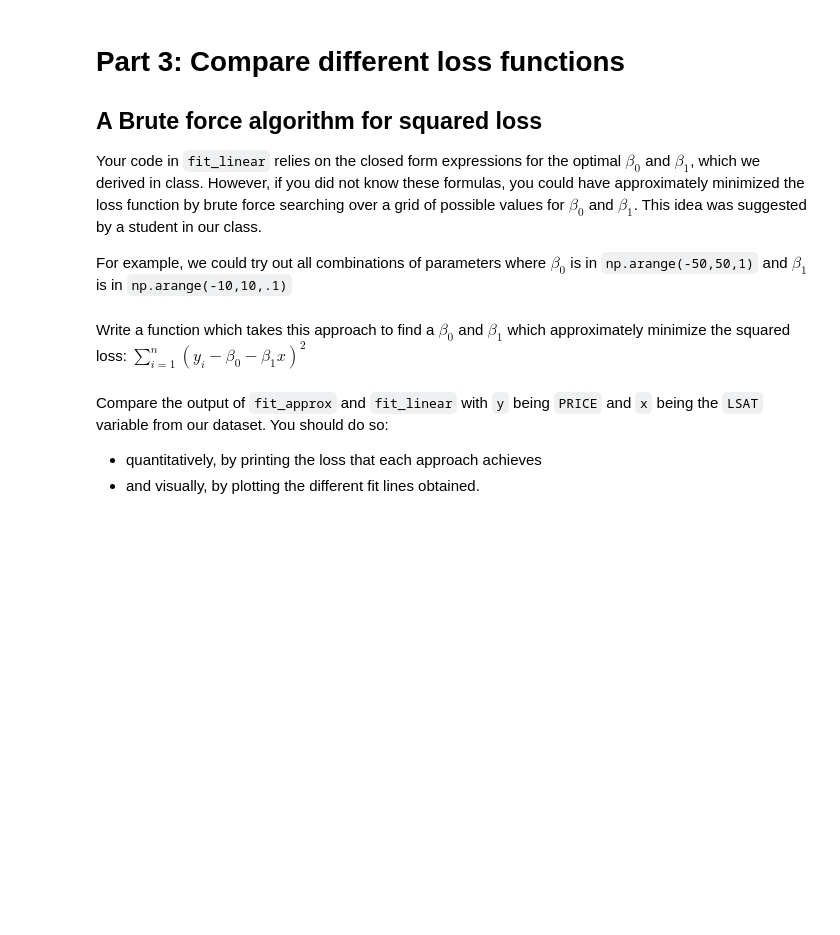
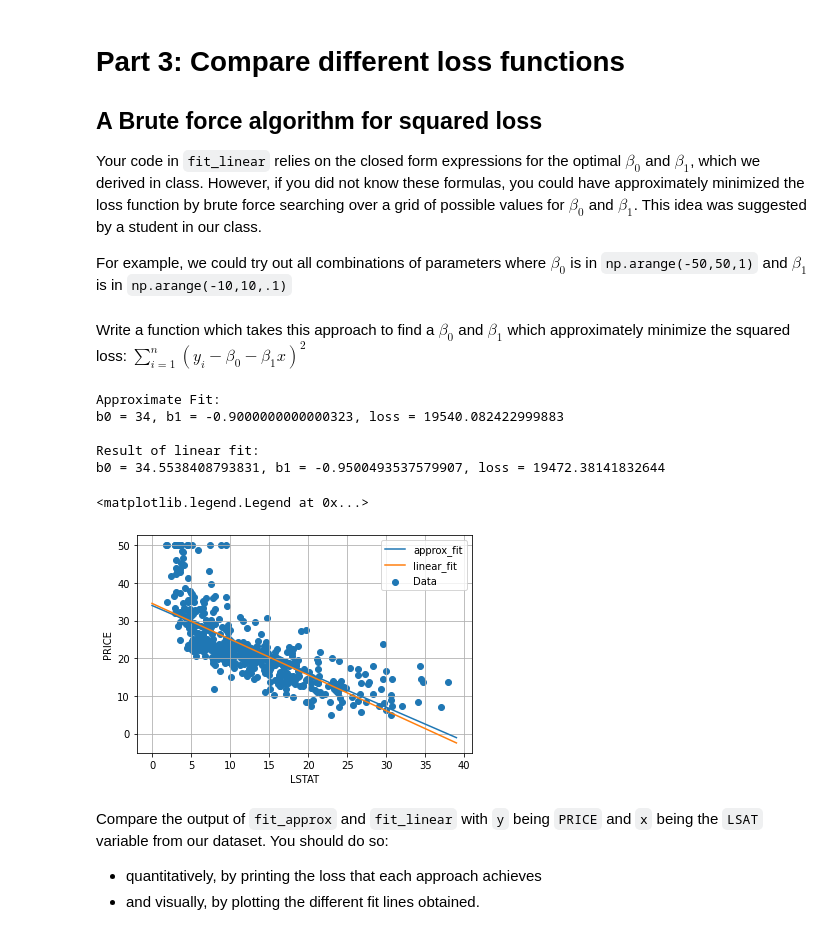
Before and after one commit to geetikabandlamudi/CS-GY-6923-ML, a Jupyter notebook: MLFall22_Lab_1.ipynb, the cells around one changed output. Drawn from its saved outputs; the diff is of its cells as text; code cells hidden in the pictures; blank space fills up the shorter version.

```diff
--- a/MLFall22_Lab_1.ipynb
+++ b/MLFall22_Lab_1.ipynb
@@ -119,0 +156,16 @@ What variable does the best job predicting house price?
+# %%
+minimum_loss = float("inf")
+minimum_element = None
+for each_column in df.columns.tolist():
+  if each_column != "PRICE":
+    b0,b1,loss = fit_linear(df[each_column],y)
+    print(f"{each_column}\t{loss}")
+    if loss < minimum_loss:
+      minimum_loss = loss
+      minimum_element = each_column
+
+
+print(f"\nBest predictor variable is {minimum_element} with a loss of {minimum_loss}")
+
+print("Most predictive variable for house price represents the variable " \
+      "that has the least loss and the closest to the actual prediction and hence contributes the most towards the prediction result.")
@@ -145,3 +201,53 @@ def fit_approx(x,y):
+# %%
+def fit_approx(x,y):
+    """
+    Given vectors of data points (x,y), performs an *approximate* fit for the linear model:
+       y = beta0 + beta1*x,
+    under the sum-of-squares loss. The min_loss returned is the lost of the best beta0 and beta1 you found.
+    """
+    min_loss = float("inf")
+    for b0 in np.arange(-50,50,1):
+      for b1 in np.arange(-10,10,.1):
+        yp = b0+(b1*x)
+        loss = np.sum((y-yp)**2)
+        if loss < min_loss:
+          beta0, beta1, min_loss = b0, b1, loss
+    return beta0, beta1, min_loss
+
+lstat_prices = df["LSTAT"].values
+lstat_range = np.arange(0,40)
+
+# Plotting LSTAT data
+plt.scatter(lstat_prices,y, label="Data")
+plt.xlabel("LSTAT")
+plt.ylabel("PRICE")
+
+# Approx_fit
+approx_fit_b0, approx_fit_b1, approx_fit_loss = fit_approx(lstat_prices,y)
+approx_fit_yp = approx_fit_b0+(approx_fit_b1*lstat_range)
+plt.plot(lstat_range, approx_fit_yp, "-", label="approx_fit")
+
+print(f"Approximate Fit:")
+print(f"b0 = {approx_fit_b0}, b1 = {approx_fit_b1}, loss = {approx_fit_loss}\n")
+
+# Linear Fit
+linear_fit_b0,linear_fit_b1,linear_fit_loss = fit_linear(lstat_prices,y)
+linear_fit_yp = linear_fit_b0+(linear_fit_b1*lstat_range)
+plt.plot(lstat_range, linear_fit_yp, "-", label="linear_fit")
+
+print(f"Result of linear fit:")
+print(f"b0 = {linear_fit_b0}, b1 = {linear_fit_b1}, loss = {linear_fit_loss}\n")
+
+plt.grid()
+plt.legend(loc="upper right")
+# %% [output]
+Approximate Fit:
+b0 = 34, b1 = -0.9000000000000323, loss = 19540.082422999883
+
+Result of linear fit:
+b0 = 34.5538408793831, b1 = -0.9500493537579907, loss = 19472.38141832644
+<matplotlib.legend.Legend at 0x...>
+[figure, added]
 # %% [markdown]
 Compare the output of `fit_approx` and `fit_linear` with `y` being `PRICE` and `x` being the `LSAT` variable from our dataset. You should do so:
 * quantitatively, by printing the loss that each approach achieves
```
Also changed, not shown: parts of 25 cells of this notebook.
